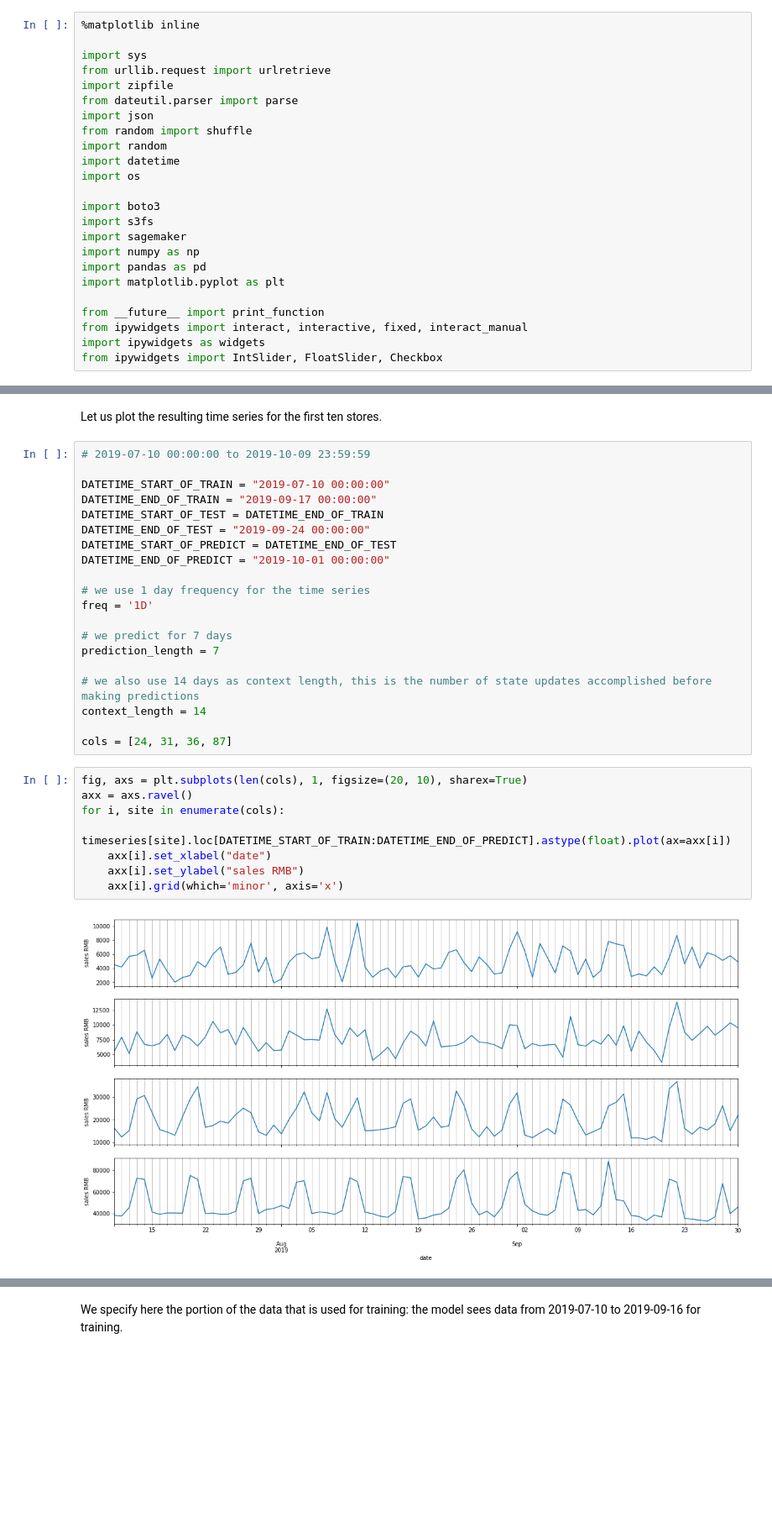
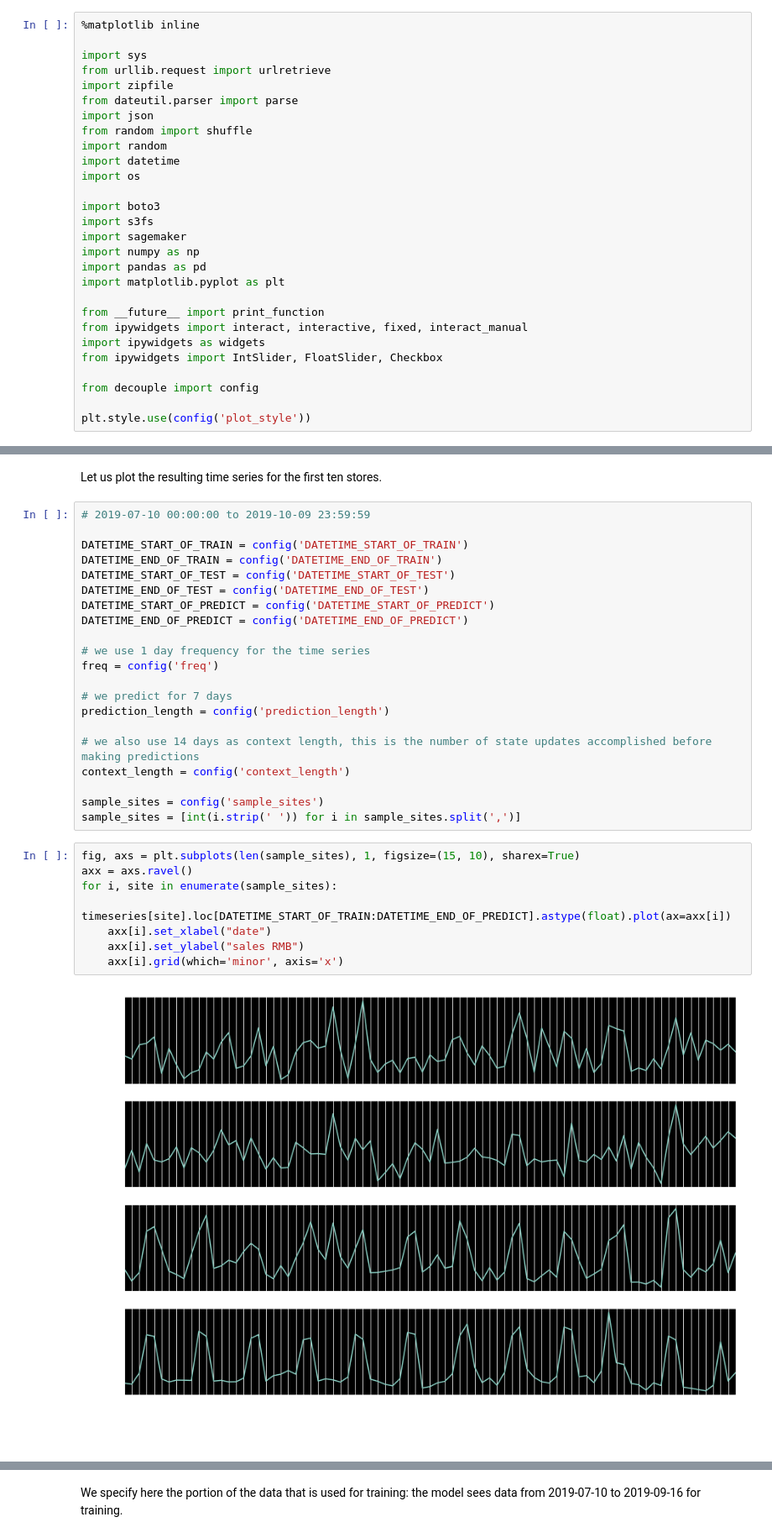
Before and after one commit to snowolf/lab_ts_forecast, a Jupyter notebook: DeepAR.ipynb, the cells around one changed output, grey strips where cells are left out. Shown at 84% size. Saved outputs shown, nothing was run; the diff lists cells and outputs as text; blank space fills up the shorter version.

```diff
--- a/DeepAR.ipynb
+++ b/DeepAR.ipynb
@@ -35,6 +35,10 @@ from __future__ import print_function
 from ipywidgets import interact, interactive, fixed, interact_manual
 import ipywidgets as widgets
 from ipywidgets import IntSlider, FloatSlider, Checkbox
+
+from decouple import config
+
+plt.style.use(config('plot_style'))
 # %%
 # set random seeds for reproducibility
 np.random.seed(42)
@@ -81,33 +85,34 @@ Let us plot the resulting time series for the first ten stores.
 # %%
 # 2019-07-10 00:00:00 to 2019-10-09 23:59:59
 
-DATETIME_START_OF_TRAIN = "2019-07-10 00:00:00"
-DATETIME_END_OF_TRAIN = "2019-09-17 00:00:00"
-DATETIME_START_OF_TEST = DATETIME_END_OF_TRAIN
-DATETIME_END_OF_TEST = "2019-09-24 00:00:00"
-DATETIME_START_OF_PREDICT = DATETIME_END_OF_TEST
-DATETIME_END_OF_PREDICT = "2019-10-01 00:00:00"
+DATETIME_START_OF_TRAIN = config('DATETIME_START_OF_TRAIN')
+DATETIME_END_OF_TRAIN = config('DATETIME_END_OF_TRAIN')
+DATETIME_START_OF_TEST = config('DATETIME_START_OF_TEST')
+DATETIME_END_OF_TEST = config('DATETIME_END_OF_TEST')
+DATETIME_START_OF_PREDICT = config('DATETIME_START_OF_PREDICT')
+DATETIME_END_OF_PREDICT = config('DATETIME_END_OF_PREDICT')
 
 # we use 1 day frequency for the time series
-freq = '1D'
+freq = config('freq')
 
 # we predict for 7 days
-prediction_length = 7
+prediction_length = config('prediction_length')
 
 # we also use 14 days as context length, this is the number of state updates accomplished before making predictions
-context_length = 14
+context_length = config('context_length')
 
-cols = [24, 31, 36, 87]
+sample_sites = config('sample_sites')
+sample_sites = [int(i.strip(' ')) for i in sample_sites.split(',')]
 # %%
-fig, axs = plt.subplots(len(cols), 1, figsize=(20, 10), sharex=True)
+fig, axs = plt.subplots(len(sample_sites), 1, figsize=(15, 10), sharex=True)
 axx = axs.ravel()
-for i, site in enumerate(cols):
+for i, site in enumerate(sample_sites):
     timeseries[site].loc[DATETIME_START_OF_TRAIN:DATETIME_END_OF_PREDICT].astype(float).plot(ax=axx[i])
     axx[i].set_xlabel("date")
     axx[i].set_ylabel("sales RMB")
     axx[i].grid(which='minor', axis='x')
 # %% [output]
-[figure, old version]
+[figure, new version]
 # %% [markdown]
 ### Train and Test splits
 
```
Also changed, not shown: parts of 1 cell of this notebook, 2 other files.
